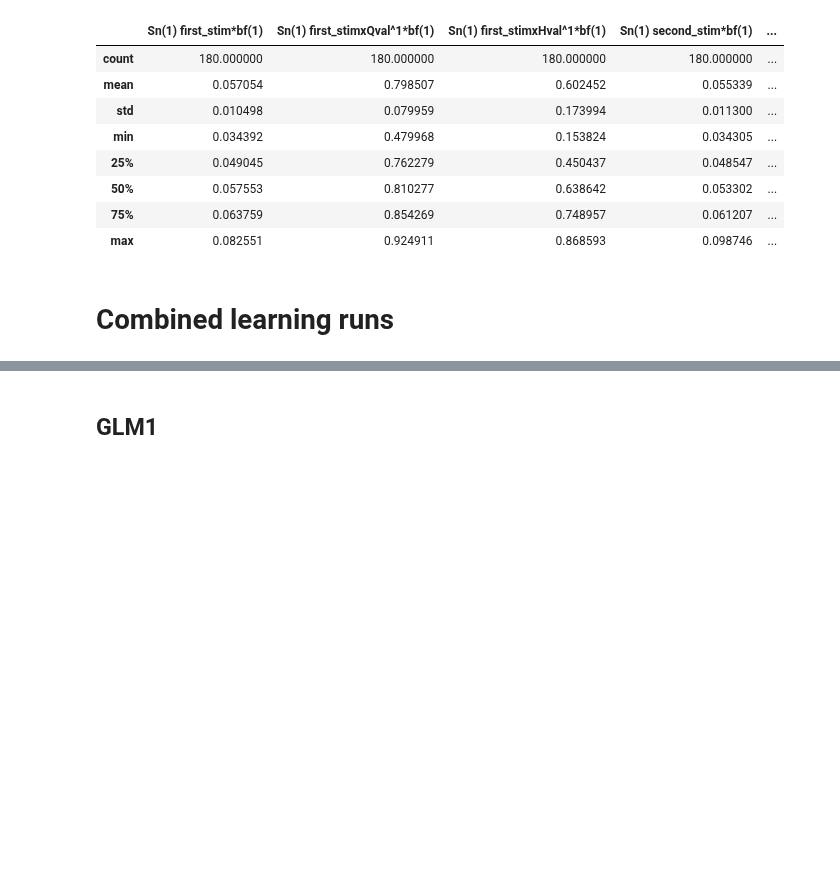
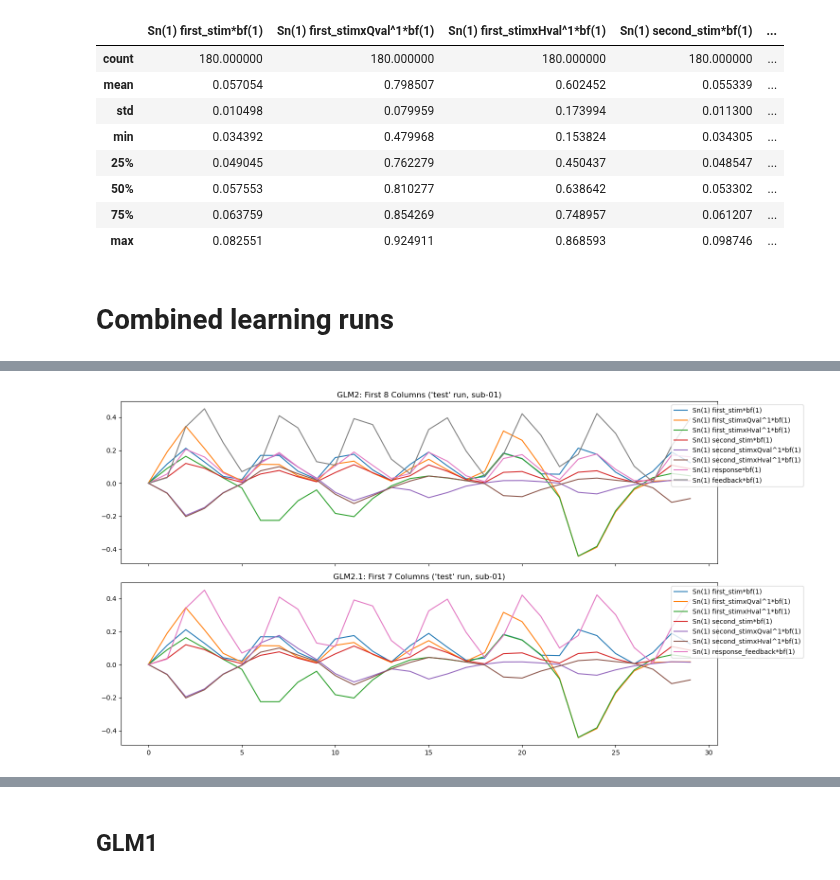
Before and after one commit to hugofluhr/learning-habits-analysis, a Jupyter notebook: notebooks/inspect_VIFs.ipynb, the cells around one changed output, grey strips where cells are left out. Saved outputs shown, nothing was run; the diff lists cells and outputs as text; code cells hidden in the pictures; blank space fills up the shorter version.

```diff
--- a/notebooks/inspect_VIFs.ipynb
+++ b/notebooks/inspect_VIFs.ipynb
@@ -218,7 +218,9 @@ eff_summary(DMs_glm2bp)
 # Combined learning runs
 # %%
 models_comb = ['glm1_combined_2025-09-15-01-56',
-                'glm2_combined_2025-09-15-03-26']
+                'glm2_combined_2025-09-15-03-26',
+                'glm21_2025-09-23-02-55'
+                ]
 
 model_comb_dirs = [os.path.join(first_lvl_dir, model) for model in models_comb]
 # %%
@@ -241,0 +274,16 @@ def load_dms_comb(first_lvl_dir):
+# %%
+DMs_glm2_comb = load_dms_comb(model_comb_dirs[1])
+
+# Compute VIFs for all subjects and both 'learning' and 'test' runs
+vifs_all = []
+index = []
+for sub, runs in DMs_glm2_comb.items():
+    for run in ['learning', 'test']:
+        dm = runs[run]
+        # Use first 9 columns for VIFs as in your example
+        vifs = est_vifs(dm, dm.columns[:9])
+        vifs_all.append(vifs)
+        index.append((sub, run))
+
+df_vifs = pd.DataFrame(vifs_all, index=pd.MultiIndex.from_tuples(index, names=['subject', 'run']))
+df_vifs.describe()
@@ -241,0 +300,17 @@ def load_dms_comb(first_lvl_dir):
+# %%
+dm_test_2_comb = DMs_glm2_comb['sub-02']['test']
+dm_test_21_comb = DMs_glm21['sub-02']['test']
+
+import matplotlib.pyplot as plt
+
+fig, axes = plt.subplots(2, 1, figsize=(15, 8), sharex=True)
+
+dm_test_2_comb.iloc[:30, :8].plot(ax=axes[0], title="GLM2: First 8 Columns ('test' run, sub-01)")
+dm_test_21_comb.iloc[:30, :7].plot(ax=axes[1], title="GLM2.1: First 7 Columns ('test' run, sub-01)")
+
+axes[0].legend(loc='upper right', bbox_to_anchor=(1.15, 1))
+axes[1].legend(loc='upper right', bbox_to_anchor=(1.15, 1))
+plt.tight_layout()
+plt.show()
+# %% [output]
+[figure, added]
```
Also changed, not shown: parts of 5 cells of this notebook.
